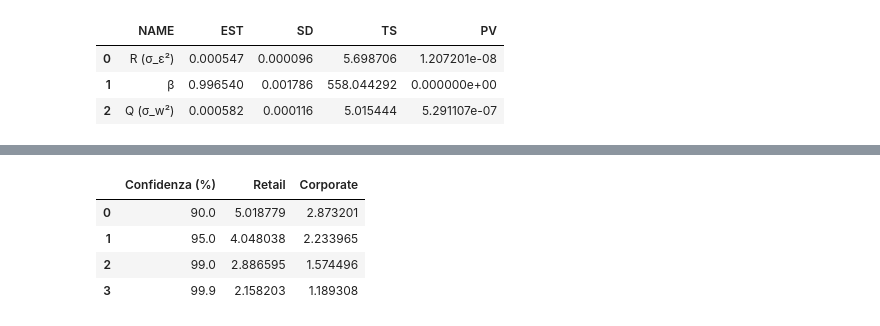
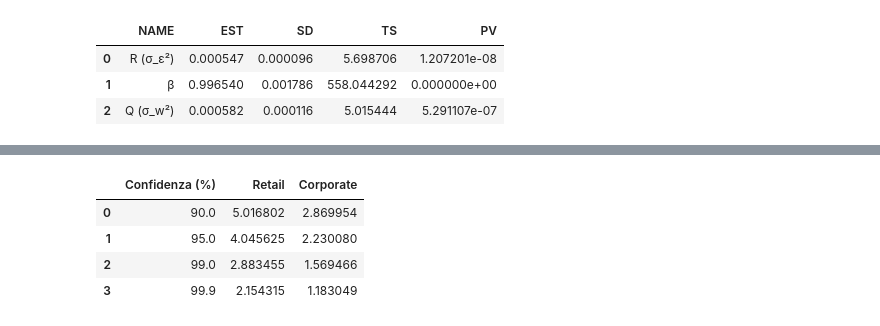
Before and after one commit to paperpills6/Modello-Comportamentale-NMD, a Jupyter notebook: Modello Volumi/Modello_Volumi.ipynb, the cells around one changed output, grey strips where cells are left out. Cells and saved outputs as stored; diff of their text form; code cells hidden in the pictures.

Commit message:
Agginto calcolo stima durata media

```diff
--- a/Modello Volumi/Modello_Volumi.ipynb
+++ b/Modello Volumi/Modello_Volumi.ipynb
@@ -599,13 +599,25 @@ def stable_volatile_and_mpa(v_log: np.ndarray,
         "mpa_livello": mpa[1:]
     })
 
+    # Aggiungi riga iniziale con stable_T
+    initial_row = pd.DataFrame({
+        "h_mese": [0],
+        "qc_pct": [0.0],
+        "qc_pct_cum": [0.0],
+        "residuale_uniforme_pct": [0.0],
+        "ammortamento_pct": [0.0],
+        "ammortamento_pct_cum": [0.0],
+        "mpa_livello": [stable_T]
+    })
+    schedule = pd.concat([initial_row, schedule], ignore_index=True)
+
     return summary, schedule
 
 # --- Parametri e run ---
 HOLDING_PERIOD = 360
 SIGNIFICANCES = (0.9,0.95,0.99,0.999) #(0.90, 0.95, 0.99)
 
-def run_step4_for(series_name, step2_df, res,show_months=(1, 2, 3, 12, 24, 36, 48,60)):
+def run_step4_for(series_name, step2_df, res,show_months=(0, 1, 2, 3, 12, 24, 36, 48,60)):
     v_log = step2_df["v_log"].values.astype(float)
     xs = res.xs
     Ps = res.Ps
@@ -615,7 +627,7 @@ def run_step4_for(series_name, step2_df, res,show_months=(1, 2, 3, 12, 24, 36, 4
 
 
     # Pulizia/ordinamento mesi da mostrare
-    show_months = sorted(set(int(m) for m in show_months if m is not None and m > 0))
+    show_months = sorted(set(int(m) for m in show_months if m is not None))  # Rimosso il filtro m > 0
 
     outputs = {}
     for sig in SIGNIFICANCES:
@@ -704,51 +718,42 @@ def mean_life_stable_from_schedule(schedule: pd.DataFrame) -> float:
     Richiede che 'schedule' contenga la colonna 'mpa_livello'.
     """
     mpa = schedule["mpa_livello"].values
-    # mpa nella schedule parte da h=1 => ricostruisco mpa_{h=0} anteponendo il primo valore + QC del primo mese
-    # Metodo robusto: QC_h = mpa_{h-1} - mpa_{h}. Per mpa_{0} uso mpa_0 = mpa_1 + QC_1.
-    # In pratica calcoliamo QC direttamente come differenze tra [mpa_0, mpa_1, ..., mpa_H]
-    # mpa_0 lo ricaviamo sommando QC_1 una volta noto; più semplice: prependiamo il valore stabile_T se disponibile.
-    # Nel nostro Step 4 non abbiamo mpa_0 esplicito, ma possiamo ottenerlo:
-    # mpa_0 = ammortamento cumulato inverso: basta usare la ricorrenza con s_lb già fatta nello Step 4.
-    # Qui ricaviamo mpa_0 stimando: mpa_0 = mpa[0] + (mpa[0] - mpa[1]) = 2*mpa[0] - mpa[1]
-    # (assume monotonia locale; per H grande differenze trascurabili sul risultato).
+
     if len(mpa) < 2:
         return np.nan
-    mpa0 = 2*mpa[0] - mpa[1]
-    mpa_full = np.concatenate([[mpa0], mpa])  # [mpa_0, mpa_1, ..., mpa_H]
-    QC = mpa_full[:-1] - mpa_full[1:]        # deflussi della sola parte stabile
+    QC = mpa[:-1] - mpa[1:]        # deflussi della sola parte stabile
     QC = np.clip(QC, 0.0, None)
 
     if QC.sum() <= 0:
         return 0.0
     h = np.arange(1, len(QC)+1, dtype=float)  # mesi 1..H
     durata_mesi = float((h * QC).sum() / QC.sum())
     return durata_mesi / 12.0  # anni
 
 def summarize_mean_life(step4_bundle: dict, label: str):
     """
     step4_bundle: dict come quello restituito da run_step4_for / Step 4
                   {sig: {"summary":..., "schedule":..., ...}}
     Stampa una tabella (confidenza vs durata anni) per la componente stabile.
     """
     rows = []
     for sig, out in step4_bundle.items():
         sched = out["schedule"]
         dur = mean_life_stable_from_schedule(sched)
         rows.append({"Confidenza (%)": (sig*100), label: dur})
     df = pd.DataFrame(rows).sort_values("Confidenza (%)")
     return df
 
 # --- ESEMPIO: durata media per Retail e Corporate alle confidenze calcolate ---
 df_retail_dur = summarize_mean_life(retail_step4, "Retail")
 df_corp_dur   = summarize_mean_life(corporate_step4, "Corporate")
 
 # (Opzionale) merge delle due tabelle in un’unica vista
 df_dur = pd.merge(df_retail_dur, df_corp_dur, on="Confidenza (%)", how="outer").sort_values("Confidenza (%)")
 display(df_dur)
 # %% [output]
 |  | Confidenza (%) | Retail | Corporate |
-| 0 | 90.0 | 5.018779 | 2.873201 |
-| 1 | 95.0 | 4.048038 | 2.233965 |
-| 2 | 99.0 | 2.886595 | 1.574496 |
-| 3 | 99.9 | 2.158203 | 1.189308 |
+| 0 | 90.0 | 5.016802 | 2.869954 |
+| 1 | 95.0 | 4.045625 | 2.230080 |
+| 2 | 99.0 | 2.883455 | 1.569466 |
+| 3 | 99.9 | 2.154315 | 1.183049 |
```
Also changed, not shown: parts of 1 cell of this notebook.
